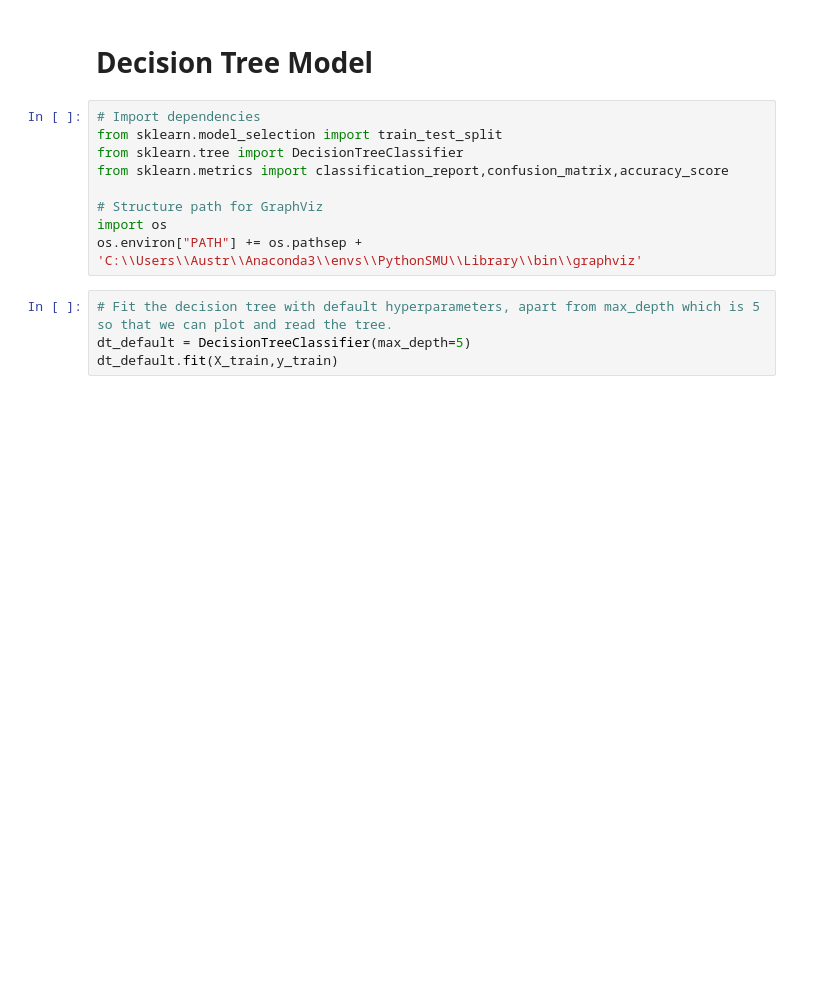
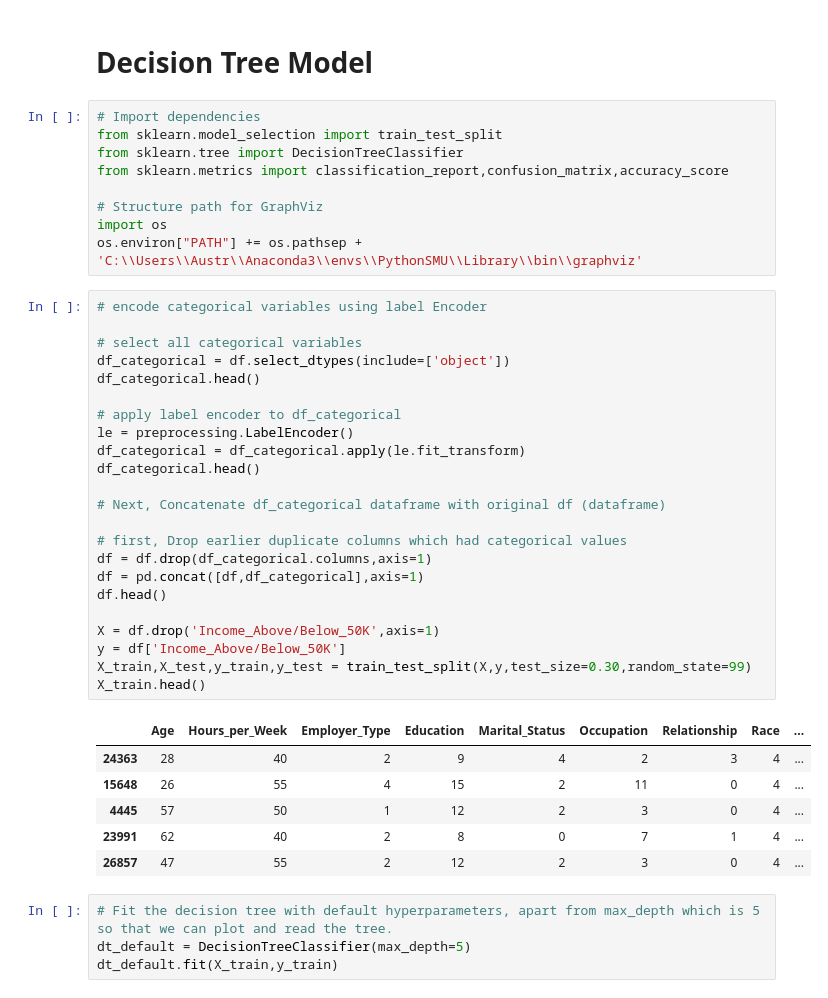
Before and after one commit to SindhujaJayakumar/AdultIncome-Prediction, a Jupyter notebook: Us_income_main.ipynb, the cells around one changed output. Drawn from its saved outputs; the diff is of its cells as text; blank space fills up the shorter version.

```diff
--- a/Us_income_main.ipynb
+++ b/Us_income_main.ipynb
@@ -376,6 +374,36 @@ from sklearn.metrics import classification_report,confusion_matrix,accuracy_scor
 # Structure path for GraphViz
 import os
 os.environ["PATH"] += os.pathsep + 'C:\\Users\\Austr\\Anaconda3\\envs\\PythonSMU\\Library\\bin\\graphviz'
+# %%
+# encode categorical variables using label Encoder
+
+# select all categorical variables
+df_categorical = df.select_dtypes(include=['object'])
+df_categorical.head()
+
+# apply label encoder to df_categorical
+le = preprocessing.LabelEncoder()
+df_categorical = df_categorical.apply(le.fit_transform)
+df_categorical.head()
+
+# Next, Concatenate df_categorical dataframe with original df (dataframe)
+
+# first, Drop earlier duplicate columns which had categorical values
+df = df.drop(df_categorical.columns,axis=1)
+df = pd.concat([df,df_categorical],axis=1)
+df.head()
+
+X = df.drop('Income_Above/Below_50K',axis=1)
+y = df['Income_Above/Below_50K']
+X_train,X_test,y_train,y_test = train_test_split(X,y,test_size=0.30,random_state=99)
+X_train.head()
+# %% [output]
+|  | Age | Hours_per_Week | Employer_Type | Education | Marital_Status | Occupation | Relationship | Race | ... |
+| 24363 | 28 | 40 | 2 | 9 | 4 | 2 | 3 | 4 | ... |
+| 15648 | 26 | 55 | 4 | 15 | 2 | 11 | 0 | 4 | ... |
+| 4445 | 57 | 50 | 1 | 12 | 2 | 3 | 0 | 4 | ... |
+| 23991 | 62 | 40 | 2 | 8 | 0 | 7 | 1 | 4 | ... |
+| 26857 | 47 | 55 | 2 | 12 | 2 | 3 | 0 | 4 | ... |
 # %%
 # Fit the decision tree with default hyperparameters, apart from max_depth which is 5 so that we can plot and read the tree.
 dt_default = DecisionTreeClassifier(max_depth=5)
```
Also changed, not shown: parts of 15 cells of this notebook.
